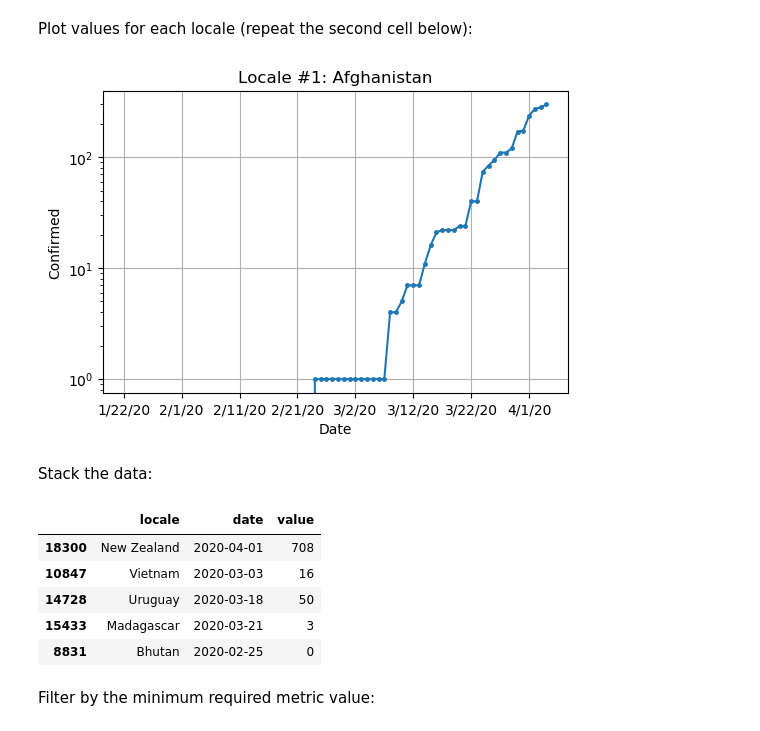
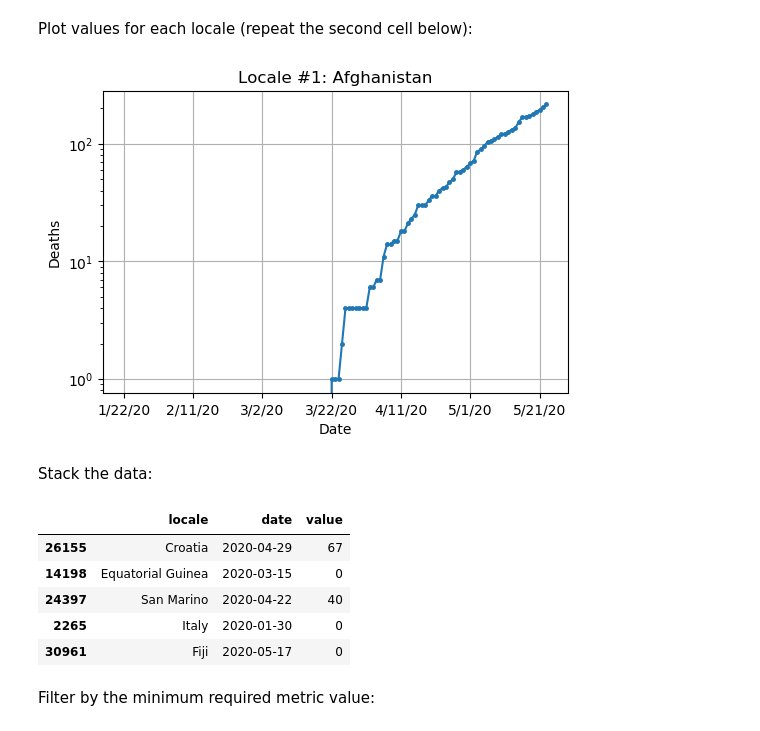
Before and after one commit to jgcorliss/covid-19, a Jupyter notebook: src/covid-19.ipynb, the cells around one changed output. Cells and saved outputs as stored; diff of their text form; code cells hidden in the pictures.

Commit message:
Rerun notebook with new data

```diff
--- a/src/covid-19.ipynb
+++ b/src/covid-19.ipynb
@@ -11,11 +11,11 @@ DATA_PATH = '../data/'
 random_state = 0
 
 # Modeling
-metric = 'confirmed'  # Variable of interest
-metric_min = {'confirmed': round(2**9), 'deaths': round(2**3)}  # Filter out samples where the metric is below this value
+metric = 'deaths'  # Variable of interest - 'confirmed' or 'deaths'
+metric_min = {'confirmed': round(2**10), 'deaths': round(2**5)}  # Filter out samples where the metric is below this value
 log_metric = True  # Take log of the metric?
 days_history = 14  # Number of consecutive past days to use for prediction (including the current day)
-days_horizon = 7  # Number of days ahead to predict
+days_horizon = 21  # Number of days ahead to predict
 # %%
 # Validate input
 assert isinstance(DATA_PATH, str), "Bad input for option 'DATA_PATH'"
@@ -51,7 +51,7 @@ pd.options.display.max_rows = 250
 # %% [markdown]
 ## Load data
 # %%
-values = pd.read_csv(DATA_PATH + 'time_series_covid19_{metric}_global.txt'.format(metric=metric))
+values = pd.read_csv(f'{DATA_PATH}time_series_covid19_{metric}_global.txt')
 # %%
 print('Data updated to:', values.columns[-1])
 # %% [output]
@@ -162,16 +171,16 @@ idx = 0
 # %%
 if idx < values.shape[0]:
     while values.iloc[idx, -1] < 100:
         idx += 1
     plt.figure(dpi=100)
     values.iloc[idx, 1:].plot.line(marker='.', markersize=5, logy=log_metric)
-    plt.title('Locale #{idx}: {locale}'.format(idx=idx + 1, locale=values.iloc[idx, 0]))
+    plt.title(f'Locale #{idx + 1}: {values.iloc[idx, 0]}')
     plt.xlabel('Date')
     plt.ylabel(metric.capitalize())
     plt.grid(True)
     idx += 1
 # %% [output]
-[figure, old version]
+[figure, new version]
 # %% [markdown]
 Stack the data:
 # %%
@@ -182,11 +191,11 @@ values_melt['date'] = pd.to_datetime(values_melt['date'])
 values_melt.sample(5)
 # %% [output]
 |  | locale | date | value |
-| 18300 | New Zealand | 2020-04-01 | 708 |
-| 10847 | Vietnam | 2020-03-03 | 16 |
-| 14728 | Uruguay | 2020-03-18 | 50 |
-| 15433 | Madagascar | 2020-03-21 | 3 |
-| 8831 | Bhutan | 2020-02-25 | 0 |
+| 26155 | Croatia | 2020-04-29 | 67 |
+| 14198 | Equatorial Guinea | 2020-03-15 | 0 |
+| 24397 | San Marino | 2020-04-22 | 40 |
+| 2265 | Italy | 2020-01-30 | 0 |
+| 30961 | Fiji | 2020-05-17 | 0 |
 # %% [markdown]
 Filter by the minimum required metric value:
 # %%
```
Also changed, not shown: parts of 21 cells of this notebook.
